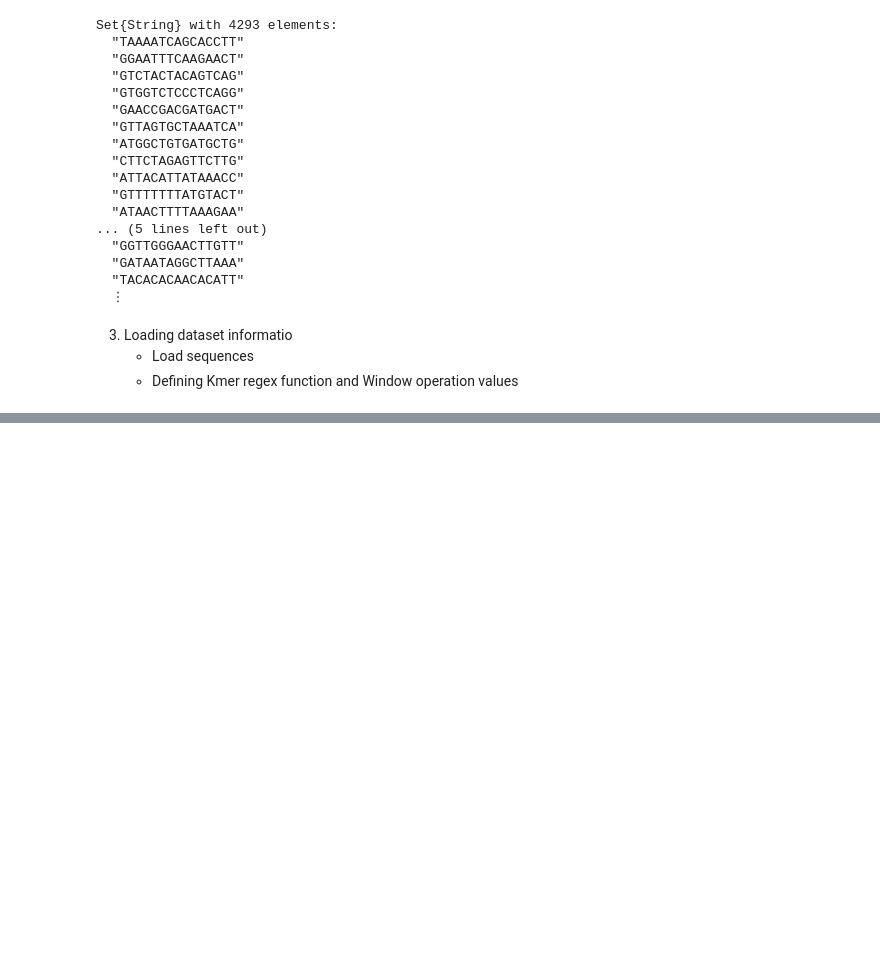
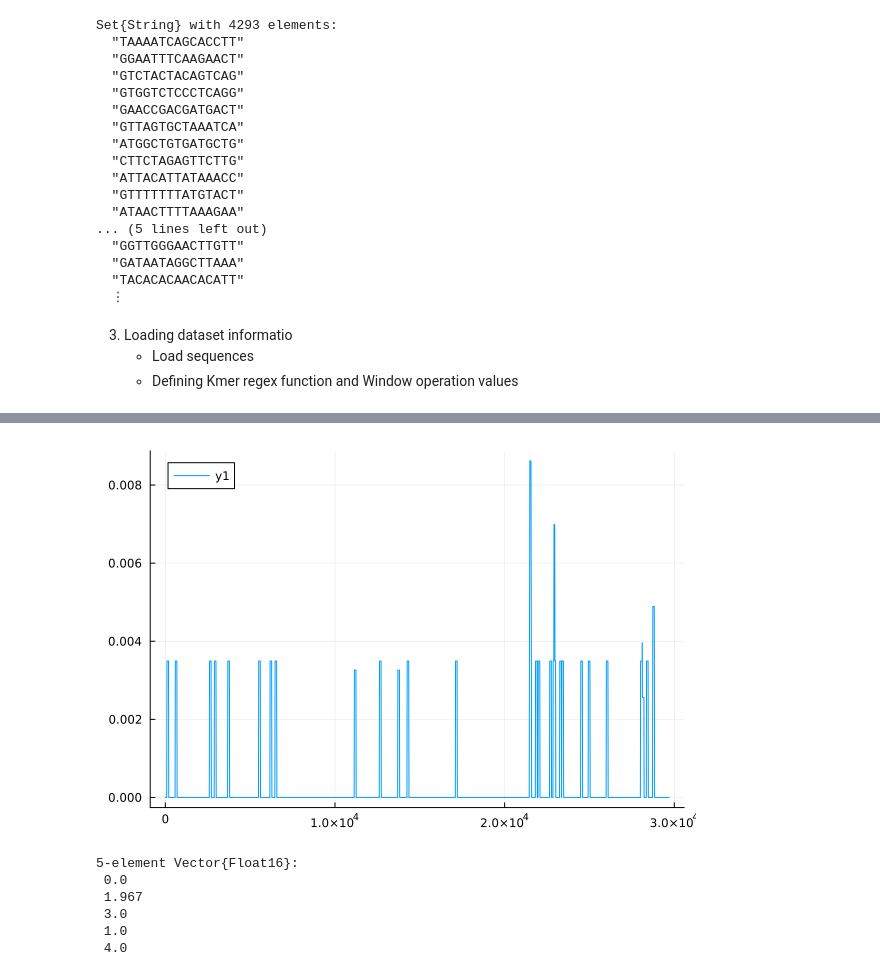
Before and after one commit to SALIPE/genomic-extractor, a Jupyter notebook: notebooks/wdwclassifier.ipynb, the cells around one changed output, grey strips where cells are left out. Saved outputs shown, nothing was run; the diff lists cells and outputs as text; code cells hidden in the pictures; blank space fills up the shorter version.

```diff
--- a/notebooks/wdwclassifier.ipynb
+++ b/notebooks/wdwclassifier.ipynb
@@ -104,0 +102,5 @@ Suggestion: check for spelling errors or missing imports.
+# %%
+minlen = minimum(x -> minimum(length, x[2]), input_data)
+maxlen = maximum(x -> maximum(length, x[2]), input_data)
+
+@show minlen, maxlen
@@ -104,0 +151,16 @@ Suggestion: check for spelling errors or missing imports.
+# %%
+
+classeqs = Vector{String}()
+
+wnwSize::UInt16 = ceil(UInt16, minlen * wnwPercent)
+
+for v in eachindex(variantDirs)
+    class = variantDirs[v]
+    for record in open(FASTAReader, "/home/salipe/Desktop/datasets/test_voc/test/$class.fasta")
+        seq::String = sequence(String, record)
+        push!(classeqs, seq)
+        break
+    end
+end
+
+data = Model.wndwSequencesKmersHistogram(kmerset, wnwSize, classeqs)
@@ -104,0 +174,16 @@ Suggestion: check for spelling errors or missing imports.
+# %%
+plot(data[4])
+# %% [output]
+[figure, added]
+# %%
+input = reduce(hcat, data) |> permutedims
+raw_output = predict(rndForest, input)
+
+raw_output
+# %% [output]
+5-element Vector{Float16}:
+ 0.0
+ 1.967
+ 3.0
+ 1.0
+ 4.0
```
Also changed, not shown: parts of 9 cells of this notebook.
